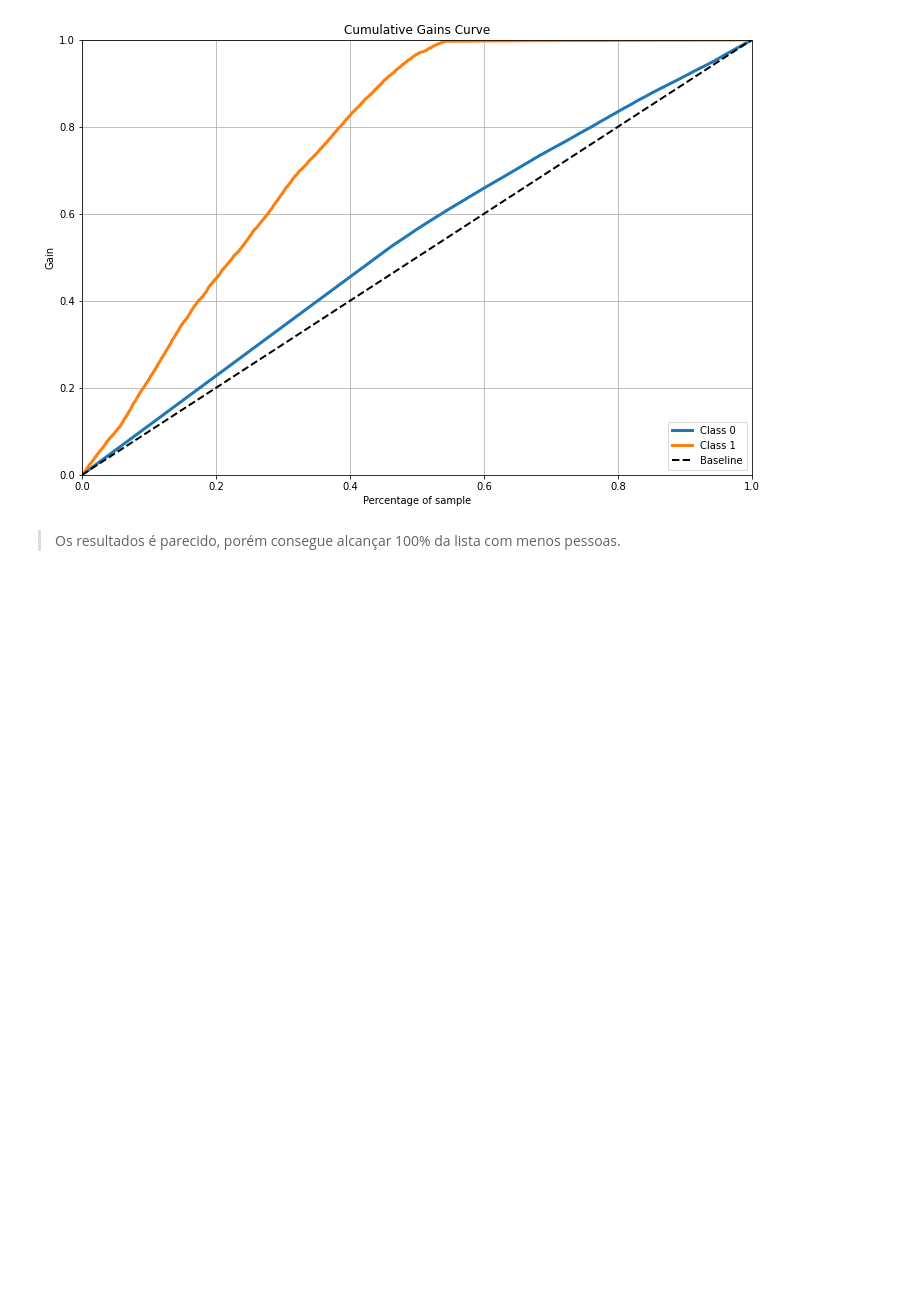
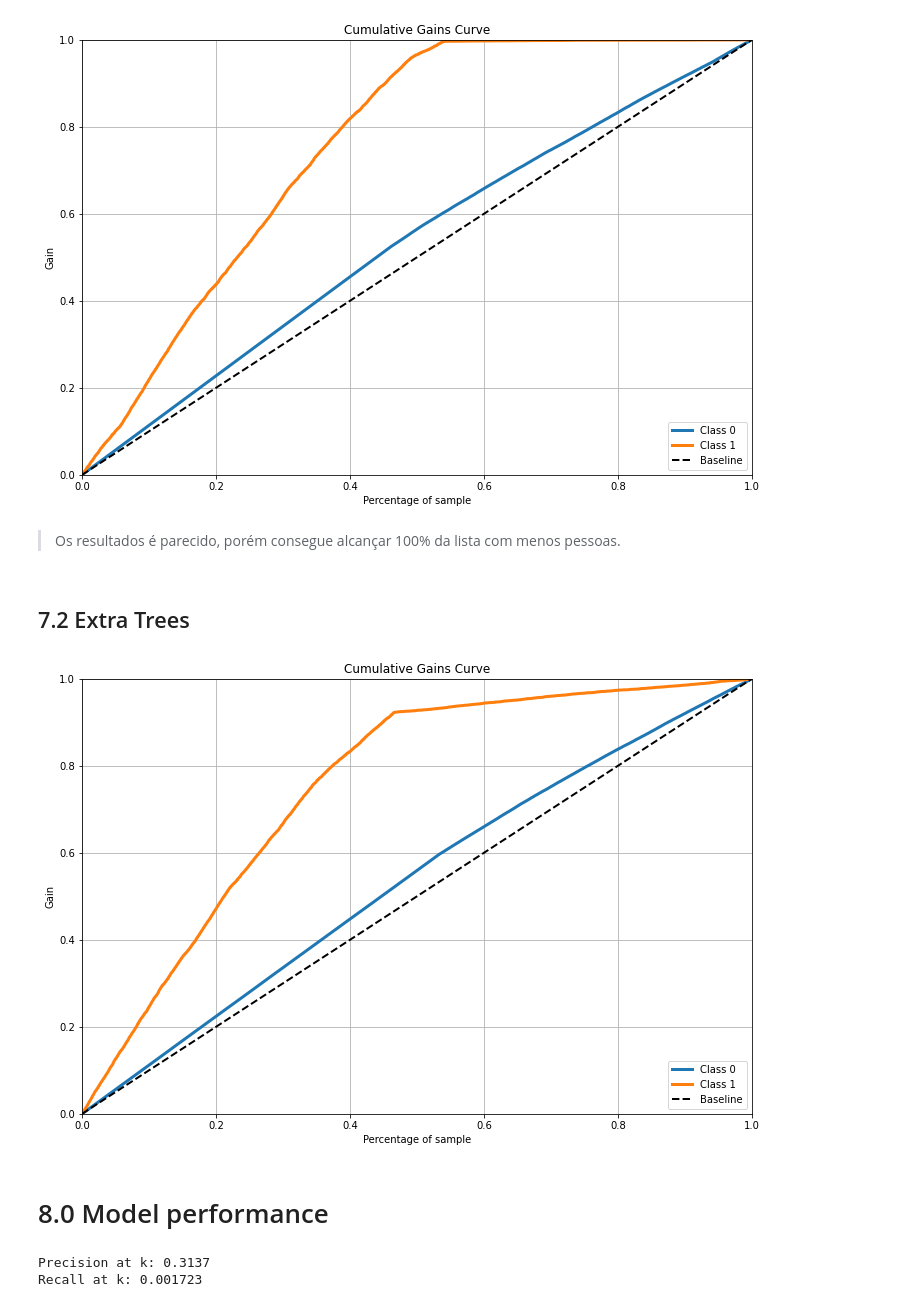
Before and after one commit to LucasAsilveira/PA04-Health-Insurance-Cross-Sell, a Jupyter notebook: Project_Health_Insurance.ipynb, the cells around one changed output. Saved outputs shown, nothing was run; the diff lists cells and outputs as text; code cells hidden in the pictures; blank space fills up the shorter version.

Commit message:
add Model performance

```diff
--- a/Project_Health_Insurance.ipynb
+++ b/Project_Health_Insurance.ipynb
@@ -483,28 +473,28 @@ df5.loc[:, 'policy_sales_channel' ] = df5['policy_sales_channel' ].map( fe_polic
 ## 5.4 Validation Preparation
 # %%
 # gender
-x_val.loc[:, 'gender'] = x_val.loc[:, 'gender'].map( target_ecode_gender )
+x_validation.loc[:, 'gender'] = x_validation.loc[:, 'gender'].map( target_ecode_gender )
 
 #age
-x_val.loc[:, 'age']  = mms_age.transform( x_val[['age']].values )
+x_validation.loc[:, 'age']  = mms_age.transform( x_validation[['age']].values )
 
 #region_code
-x_val.loc[:, 'region_code' ] = x_val.loc[:, 'region_code' ].map( target_encode_region_code )
+x_validation.loc[:, 'region_code' ] = x_validation.loc[:, 'region_code' ].map( target_encode_region_code )
 
 #vehicle_age
-x_val = pd.get_dummies( x_val, prefix = 'vehicle_age', columns = ['vehicle_age'] )
+x_validation = pd.get_dummies( x_validation, prefix = 'vehicle_age', columns = ['vehicle_age'] )
 
 # annual_premium
-x_val.loc[:, 'annual_premium'] = ss.transform( x_val[['annual_premium']].values )
+x_validation.loc[:, 'annual_premium'] = ss.transform( x_validation[['annual_premium']].values )
 
 #policy_sales_channel
-x_val.loc[:, 'policy_sales_channel' ] = x_val['policy_sales_channel' ].map( fe_policy_sales_channel )
+x_validation.loc[:, 'policy_sales_channel' ] = x_validation['policy_sales_channel' ].map( fe_policy_sales_channel )
 
 # vintage
-x_val.loc[:, 'vintage'] = mms_vintage.fit_transform( x_val[['vintage']].values )
+x_validation.loc[:, 'vintage'] = mms_vintage.fit_transform( x_validation[['vintage']].values )
 
 #fillna
-x_val = x_val.fillna( 0 )
+x_validation = x_validation.fillna( 0 )
 # %% [markdown]
 # 6.0. Feature Selection
 # %%
@@ -568,7 +558,8 @@ Feature ranking:
 cols_selected = [ 'vintage', 'annual_premium', 'age', 'region_code', 'previously_insured','policy_sales_channel' ]
 
 x_train = df6[ cols_selected ]
-x_val = x_val[ cols_selected ]
+x_val = x_validation[ cols_selected ]
+y_val = y_validation.copy()
 # %% [markdown]
 # 7.0. Machine Learning
 # %% [markdown]
@@ -615,0 +603,2 @@ skplt.metrics.plot_cumulative_gain( y_val, yhat_lr).figure.set_size_inches(12, 8
+# %% [markdown]
+## 7.2 Extra Trees
@@ -615,0 +614,7 @@ skplt.metrics.plot_cumulative_gain( y_val, yhat_lr).figure.set_size_inches(12, 8
+# %%
+# Accumulative Gain
+skplt.metrics.plot_cumulative_gain( y_val, yhat_knn ).figure.set_size_inches(12, 8);
+# %% [output]
+[figure, added]
+# %% [markdown]
+# 8.0 Model performance
@@ -615,0 +644,21 @@ skplt.metrics.plot_cumulative_gain( y_val, yhat_lr).figure.set_size_inches(12, 8
+# %%
+#copy data
+df8 = x_validation.copy()
+df8['response'] = y_validation.copy()
+
+#propensity score
+df8['score'] = yhat_knn[:,1].tolist()
+
+#sorte clientes by porpensity score
+df8 = df8.sort_values('score', ascending = False )
+
+#Compute precision at k - De todos os K que a predição estimou como verdadeiro, proporção dos que são
+precision_at_50 = precision_at_k( df8, k=50 )
+print ( 'Precision at k: {:.4}'.format(precision_at_50))
+
+#Compute recall at k - De todos os exemplos que realmente são verdadeiros, quantso eu prdisse ser verdadeiro
+recall_at_50 = recall_at_k(df8, k=50 )
+print ( 'Recall at k: {:.4}'.format( recall_at_50 ))
+# %% [output]
+Precision at k: 0.3137
+Recall at k: 0.001723
```
Also changed, not shown: parts of 10 cells of this notebook.
